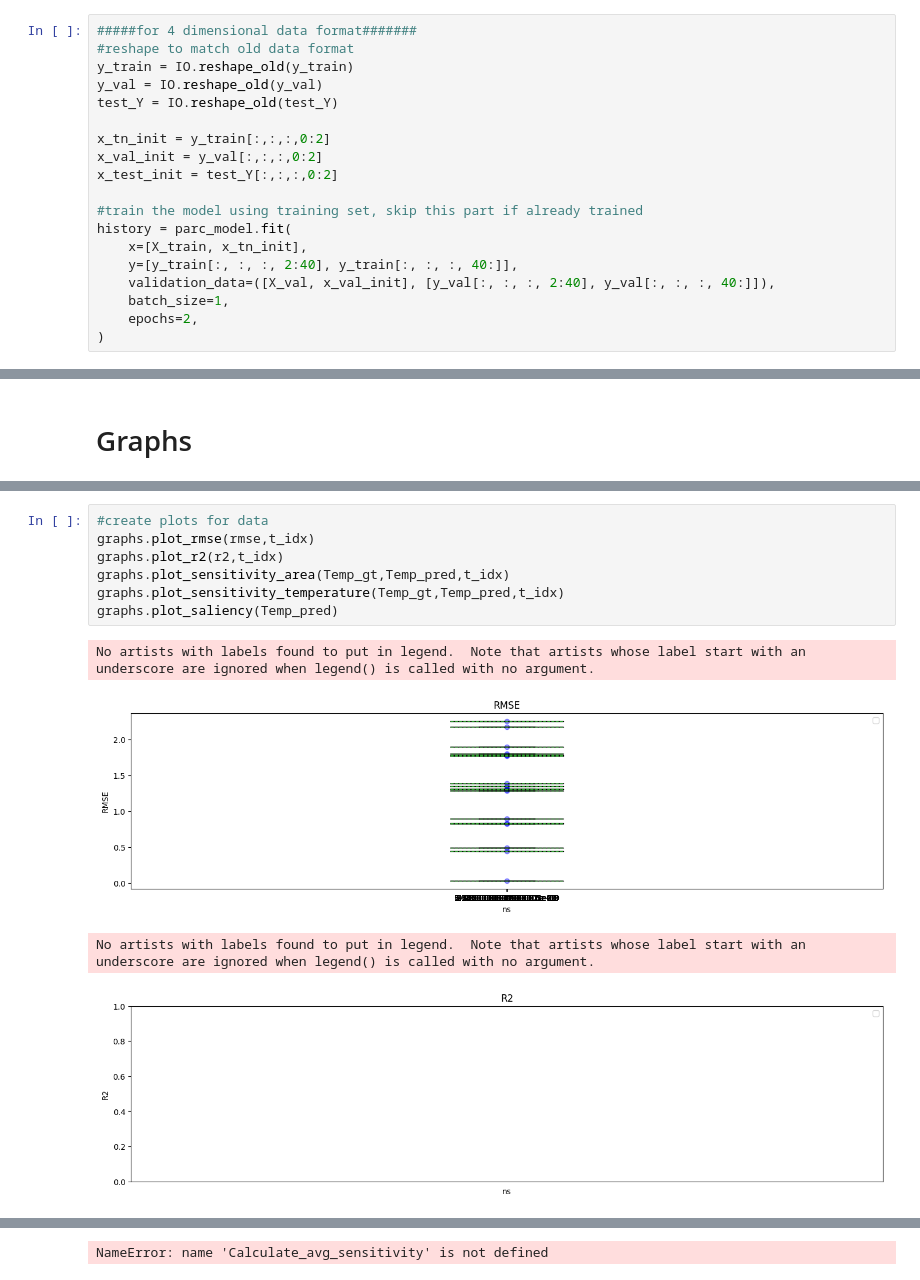
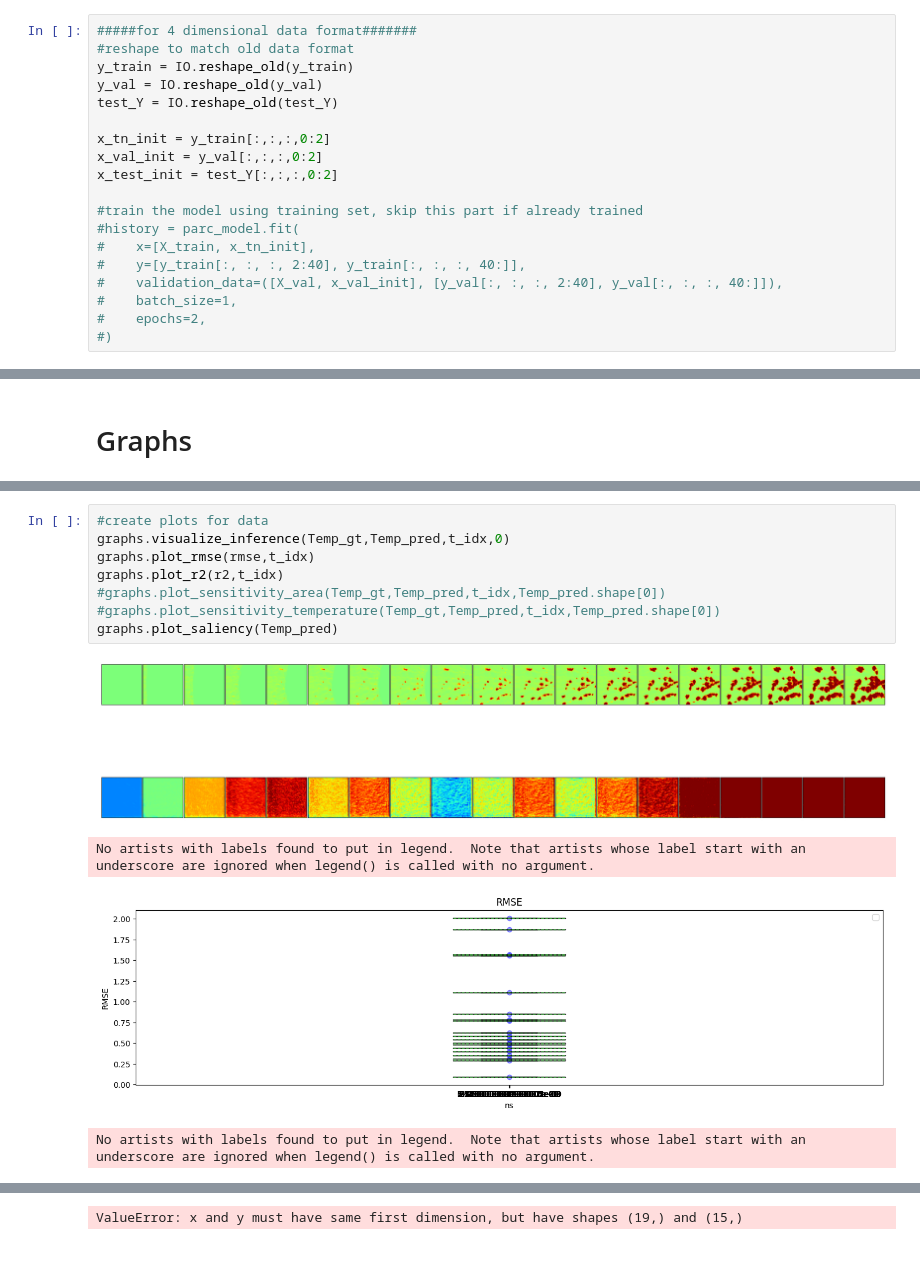
Before and after one commit to baeklab/parc, a Jupyter notebook: demos/modularized.ipynb, the cells around one changed output, grey strips where cells are left out. Cells and saved outputs as stored; diff of their text form.

Commit message:
Added the visualized prediction

```diff
--- a/demos/modularized.ipynb
+++ b/demos/modularized.ipynb
@@ -105,13 +105,13 @@ x_val_init = y_val[:,:,:,0:2]
 x_test_init = test_Y[:,:,:,0:2]
 
 #train the model using training set, skip this part if already trained
-history = parc_model.fit(
-    x=[X_train, x_tn_init],
-    y=[y_train[:, :, :, 2:40], y_train[:, :, :, 40:]],
-    validation_data=([X_val, x_val_init], [y_val[:, :, :, 2:40], y_val[:, :, :, 40:]]),
-    batch_size=1,
-    epochs=2,
-)
+#history = parc_model.fit(
+#    x=[X_train, x_tn_init],
+#    y=[y_train[:, :, :, 2:40], y_train[:, :, :, 40:]],
+#    validation_data=([X_val, x_val_init], [y_val[:, :, :, 2:40], y_val[:, :, :, 40:]]),
+#    batch_size=1,
+#    epochs=2,
+#)
 # %% [output]
 Starting shape of data:  (1, 240, 240, 20, 4)
 Reformatted data shape:  (1, 240, 240, 78)
@@ -194,12 +192,13 @@ ValueError: could not broadcast input array from shape (240,240,4) into shape (2
 # %%
 #create plots for data
+graphs.visualize_inference(Temp_gt,Temp_pred,t_idx,0)
 graphs.plot_rmse(rmse,t_idx)
 graphs.plot_r2(r2,t_idx)
-graphs.plot_sensitivity_area(Temp_gt,Temp_pred,t_idx)
-graphs.plot_sensitivity_temperature(Temp_gt,Temp_pred,t_idx)
+#graphs.plot_sensitivity_area(Temp_gt,Temp_pred,t_idx,Temp_pred.shape[0])
+#graphs.plot_sensitivity_temperature(Temp_gt,Temp_pred,t_idx,Temp_pred.shape[0])
 graphs.plot_saliency(Temp_pred)
 # %% [output]
+[figure, new version]
 No artists with labels found to put in legend.  Note that artists whose label start with an underscore are ignored when legend() is called with no argument.
-[figure, old version]
+[figure, new version]
 No artists with labels found to put in legend.  Note that artists whose label start with an underscore are ignored when legend() is called with no argument.
-[figure, old version]
@@ -206 +206 @@ No artists with labels found to put in legend.  Note that artists whose label st
-NameError: name 'Calculate_avg_sensitivity' is not defined
+ValueError: x and y must have same first dimension, but have shapes (19,) and (15,)
```
Also changed, not shown: parts of 5 cells of this notebook, 2 other files.
